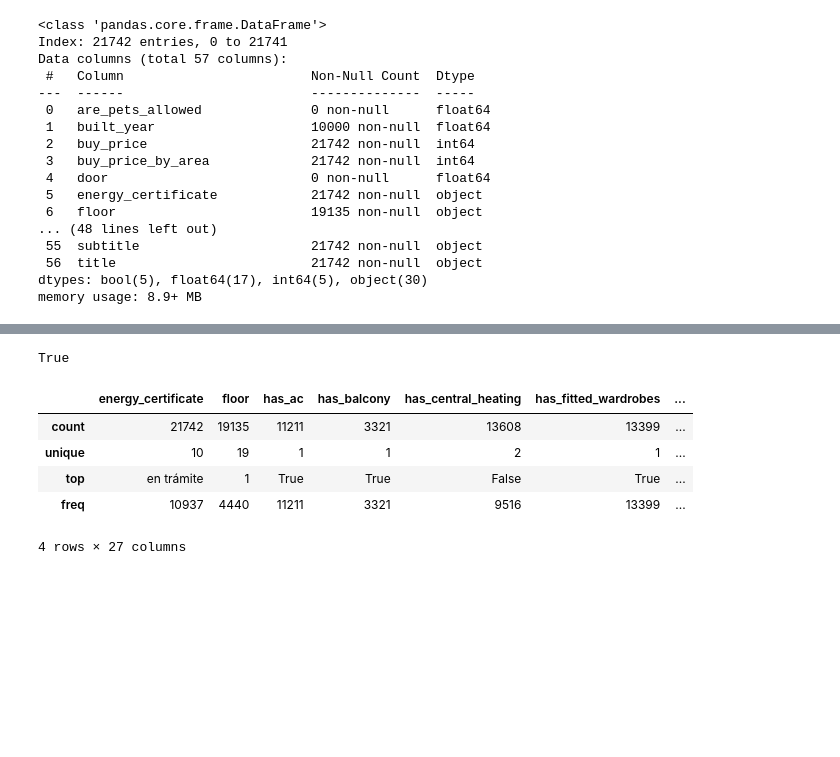
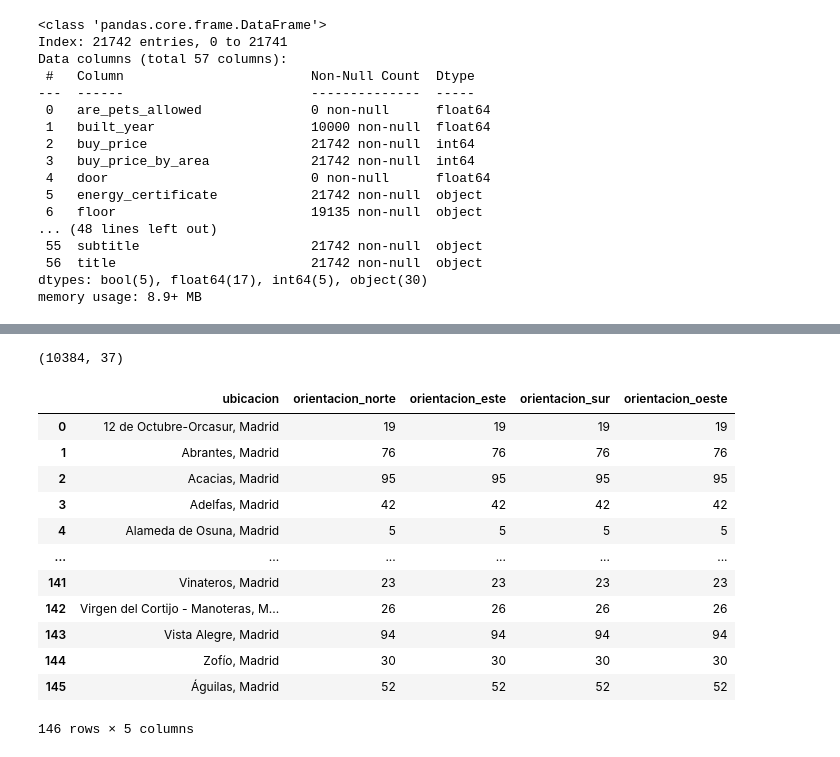
Before and after one commit to mariaortizz/DS_PT_09_2023, a Jupyter notebook: EDA/Madrid_real_state/limpieza_data_frame.ipynb, the cells around one changed output, grey strips where cells are left out. Drawn from its saved outputs; the diff is of its cells as text; code cells hidden in the pictures; blank space fills up the shorter version.

```diff
--- a/EDA/Madrid_real_state/limpieza_data_frame.ipynb
+++ b/EDA/Madrid_real_state/limpieza_data_frame.ipynb
@@ -37,7 +57,9 @@ memory usage: 8.9+ MB
 # %%
-df = df.drop(columns=['street_name', 'sq_mt_useful', 'street_number', 'n_floors', 'raw_address', 'sq_mt_allotment',\
-                       'latitude', 'longitude', 'portal', 'door', 'rent_price_by_area', 'are_pets_allowed', 'is_furnished',\
-                        'is_kitchen_equipped', 'has_private_parking', 'has_public_parking', 'is_exact_address_hidden'], axis=1)
+df.drop(columns=['latitude', 'longitude', 'portal', 'door', 'rent_price_by_area', 'are_pets_allowed', 'is_furnished',
+                    'is_kitchen_equipped', 'has_private_parking', 'has_public_parking', 'sq_mt_useful', 'n_floors',
+                    'sq_mt_allotment', 'raw_address', 'is_exact_address_hidden', 'street_name', 'street_number', 'is_buy_price_known',
+                    'is_parking_included_in_price', 'is_rent_price_known'
+                    ], axis=1, inplace = True)
 # %%
 df.info()
 # %% [output]
@@ -76,0 +97,22 @@ df.filter(['is_orientation_north','is_orientation_west','is_orientation_south',
+# %%
+# ['built_year', 'buy_price', 'buy_price_by_area', 'energy_certificate',
+#        'floor', 'has_ac', 'has_balcony', 'has_central_heating',
+#        'has_fitted_wardrobes', 'has_garden', 'has_green_zones',
+#        'has_individual_heating', 'has_lift', 'has_parking', 'has_pool',
+#        'has_storage_room', 'has_terrace', 'house_type_id', 'id',
+#        'is_accessible', 'is_exterior', 'is_floor_under', 'is_new_development',
+#        'is_orientation_east', 'is_orientation_north', 'is_orientation_south',
+#        'is_orientation_west', 'is_renewal_needed', 'n_bathrooms', 'n_rooms',
+#        'neighborhood_id', 'operation', 'parking_price', 'rent_price',
+#        'sq_mt_built', 'subtitle', 'title']
+
+df.columns = ['anno_construccion', 'precio_compra', 'precio_compra_por_area', 'cee',
+       'piso', 'aire_a', 'balcon', 'calefaccion_central',
+       'armarios_empotrador', 'jardin', 'zonas_verdes',
+       'calefaccion_individual', 'ascensor', 'estacionamiento', 'pileta',
+       'trastero', 'terraza', 'tipo_inmueble', 'id',
+       'accesible', 'exterior', 'bajo', 'nuevo_desarrollo',
+       'orientacion_este', 'orientacion_norte', 'orientacion_sur',
+       'orientacion_oeste', 'necesita_reforma', 'bannos', 'habitaciones',
+       'barrio_id', 'operacion', 'precio_estacionamiento', 'precio_alquiler',
+       'metros_cuadrados', 'ubicacion', 'anuncio']
@@ -77,15 +148,20 @@ df.filter(['is_orientation_north','is_orientation_west','is_orientation_south',
 # %%
-df[df['is_orientation_north'].isna() | df['is_orientation_west'].isna() | df['is_orientation_south'].isna()| df.WESF.isna() | df.inclement_weather.isna()]
+df[df['orientacion_norte'].isna() | df['orientacion_este'].isna() | df['orientacion_sur'].isna() | df['orientacion_oeste'].isna()].shape
+# %% [output]
+(10384, 37)
-# %%
-df['id'].is_unique
-# %% [output]
-True
-# %%
-df.describe(include='object')
-# %% [output]
-|  | energy_certificate | floor | has_ac | has_balcony | has_central_heating | has_fitted_wardrobes | ... |
-| count | 21742 | 19135 | 11211 | 3321 | 13608 | 13399 | ... |
-| unique | 10 | 19 | 1 | 1 | 2 | 1 | ... |
-| top | en trámite | 1 | True | True | False | True | ... |
-| freq | 10937 | 4440 | 11211 | 3321 | 9516 | 13399 | ... |
-4 rows × 27 columns
+# %%
+df.groupby('ubicacion', as_index=False)[['orientacion_norte', 'orientacion_este', 'orientacion_sur', 'orientacion_oeste']].count()
+# %% [output]
+|  | ubicacion | orientacion_norte | orientacion_este | orientacion_sur | orientacion_oeste |
+| 0 | 12 de Octubre-Orcasur, Madrid | 19 | 19 | 19 | 19 |
+| 1 | Abrantes, Madrid | 76 | 76 | 76 | 76 |
+| 2 | Acacias, Madrid | 95 | 95 | 95 | 95 |
+| 3 | Adelfas, Madrid | 42 | 42 | 42 | 42 |
+| 4 | Alameda de Osuna, Madrid | 5 | 5 | 5 | 5 |
+| ... | ... | ... | ... | ... | ... |
+| 141 | Vinateros, Madrid | 23 | 23 | 23 | 23 |
+| 142 | Virgen del Cortijo - Manoteras, M... | 26 | 26 | 26 | 26 |
+| 143 | Vista Alegre, Madrid | 94 | 94 | 94 | 94 |
+| 144 | Zofío, Madrid | 30 | 30 | 30 | 30 |
+| 145 | Águilas, Madrid | 52 | 52 | 52 | 52 |
+146 rows × 5 columns
```
Also changed, not shown: parts of 11 cells of this notebook.
